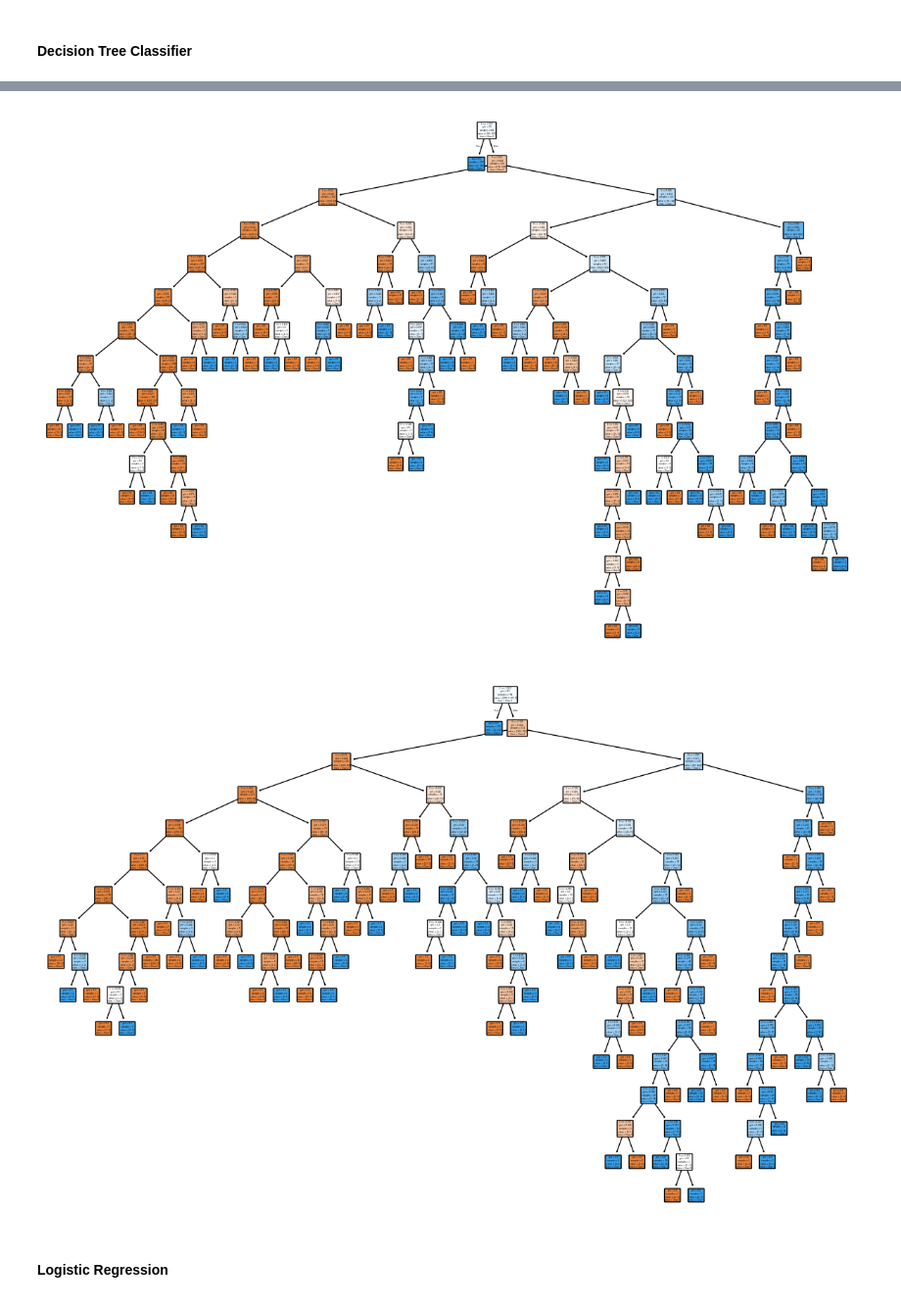
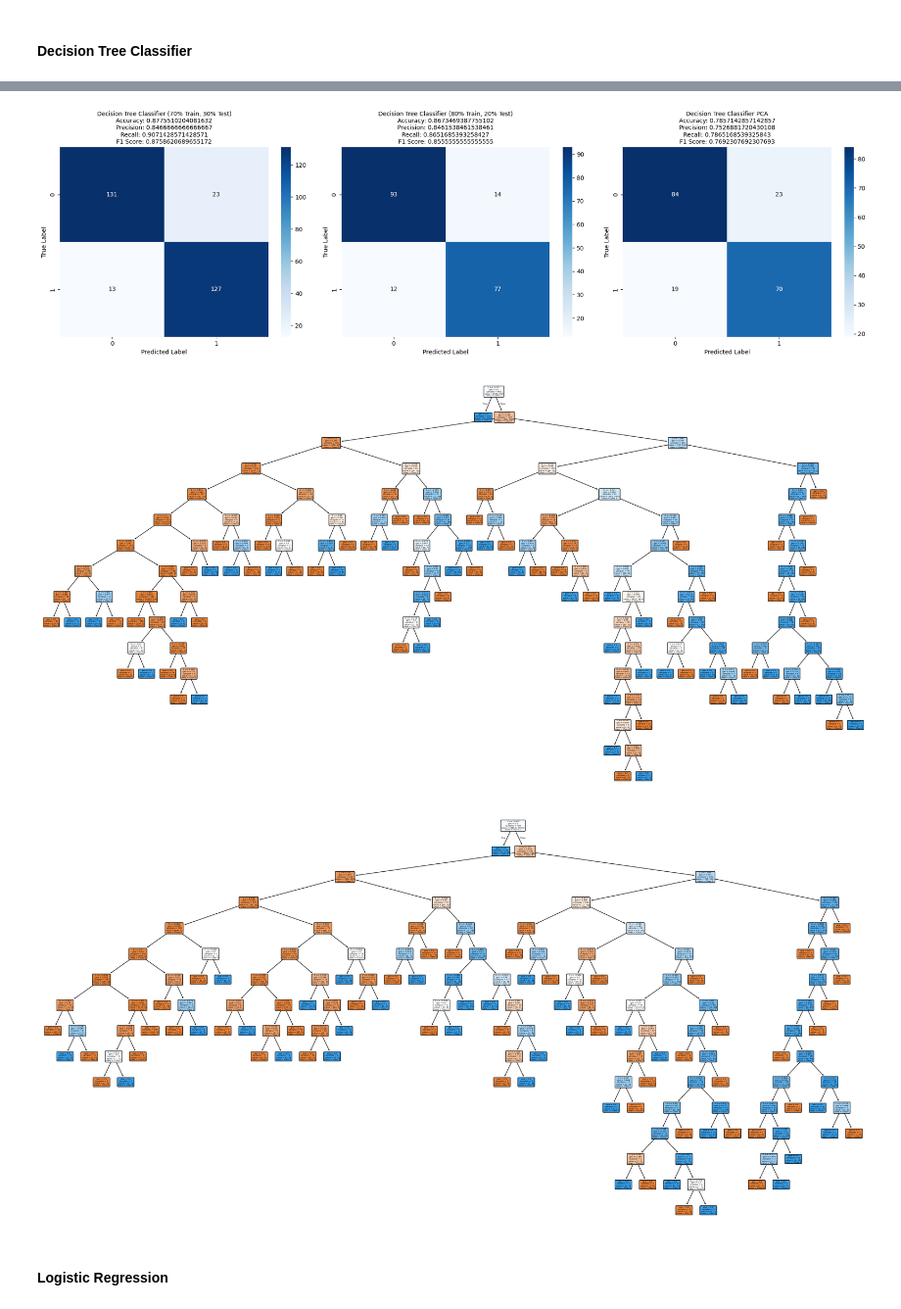
Before and after one commit to oleksandragolub/Progetto-Machine-Learning, a Jupyter notebook: progetto_machine_learning.ipynb, the cells around one changed output, grey strips where cells are left out. Shown at 98% size. Saved outputs shown, nothing was run; the diff lists cells and outputs as text; code cells hidden in the pictures.

```diff
--- a/progetto_machine_learning.ipynb
+++ b/progetto_machine_learning.ipynb
@@ -1105,14 +1303,64 @@ Decision Tree Classifier 2:
+# %%
+plt.figure(figsize=(20, 6))
+
+# Decision Tree Classifier (70% Training, 30% Test)
+plt.subplot(1, 3, 1)
+plt.title(
+    f"Decision Tree Classifier (70% Train, 30% Test)\n"
+    f"Accuracy: {accuracy_dt:.16f}\n"
+    f"Precision: {precision_dt:.16f}\n"
+    f"Recall: {recall_dt:.16f}\n"
+    f"F1 Score: {f1_dt:.16f}",
+    fontsize=10
+)
+sns.heatmap(cm_dt, annot=True, fmt='d', cmap='Blues')
+plt.xlabel('Predicted Label')
+plt.ylabel('True Label')
+
+# Decision Tree Classifier (80% Training, 20% Test)
+plt.subplot(1, 3, 2)
+plt.title(
+    f"Decision Tree Classifier (80% Train, 20% Test)\n"
+    f"Accuracy: {accuracy_dt2:.16f}\n"
+    f"Precision: {precision_dt2:.16f}\n"
+    f"Recall: {recall_dt2:.16f}\n"
+    f"F1 Score: {f1_dt2:.16f}",
+    fontsize=10
+)
+sns.heatmap(cm_dt2, annot=True, fmt='d', cmap='Blues')  # Corretta matrice
+plt.xlabel('Predicted Label')
+plt.ylabel('True Label')
+
+# Decision Tree Classifier PCA
+plt.subplot(1, 3, 3)
+plt.title(
+    f"Decision Tree Classifier PCA\n"
+    f"Accuracy: {accuracy_dt3:.16f}\n"
+    f"Precision: {precision_dt3:.16f}\n"
+    f"Recall: {recall_dt3:.16f}\n"
+    f"F1 Score: {f1_dt3:.16f}",
+    fontsize=10
+)
+sns.heatmap(cm_dt3, annot=True, fmt='d', cmap='Blues')
+plt.xlabel('Predicted Label')
+plt.ylabel('True Label')
+
+# Miglioramento del layout
+plt.tight_layout()
+plt.show()
+# %% [output]
+[figure, added]
 # %%
-plt.figure(figsize=(15, 10))
+plt.figure(figsize=(30, 15))
 plot_tree(dt_model, filled=True, rounded=True, class_names=['Class 0', 'Class 1'], feature_names=y)
 plt.show()
 
-plt.figure(figsize=(15, 10))
+plt.figure(figsize=(30, 15))
 plot_tree(dt_model2, filled=True, rounded=True, class_names=['Class 0', 'Class 1'], feature_names=y)
 plt.show()
 # %% [output]
-[figure, old version]
+[figure, new version]
-[figure, old version]
+[figure, new version]
 # %% [markdown]
 #### Logistic Regression
 # %%
```
Also changed, not shown: parts of 35 cells of this notebook.
